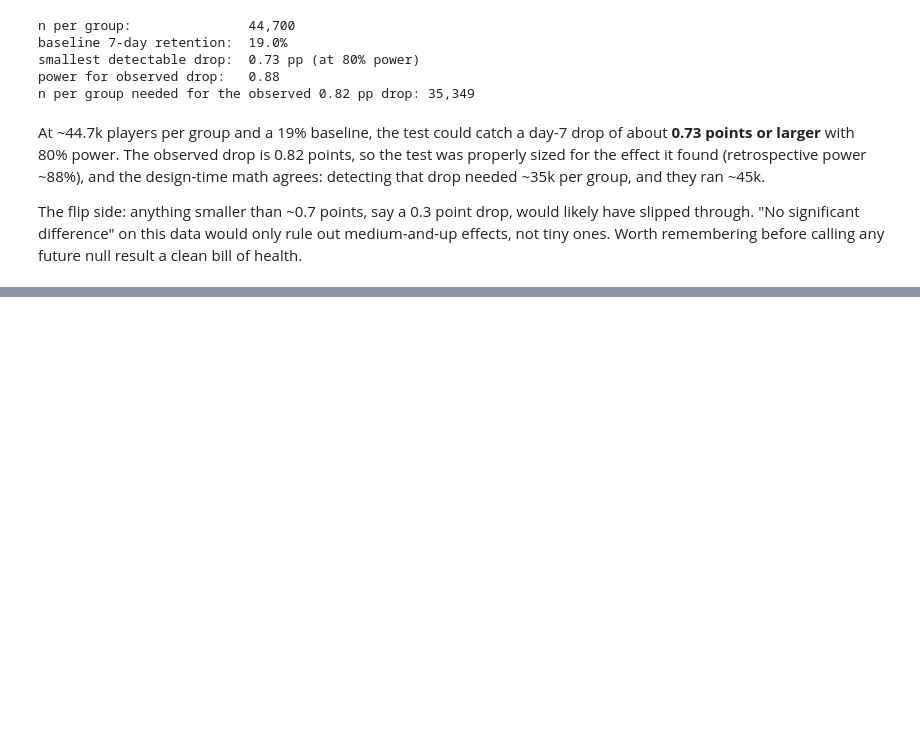
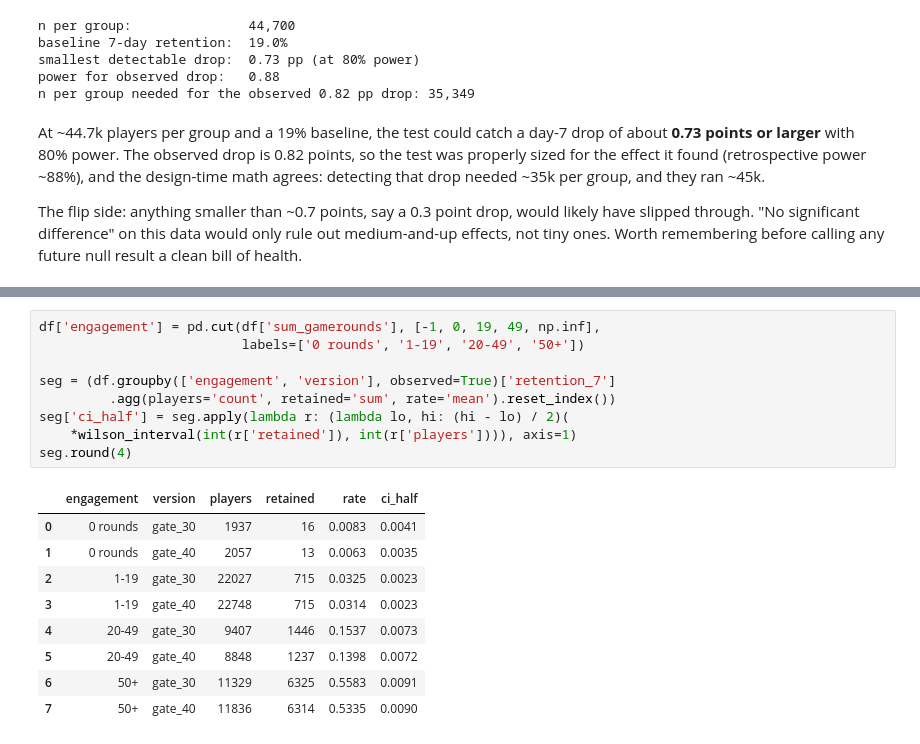
Before and after one commit to divsvash/ab-testing, a Jupyter notebook: cookie_cats_ab_test.ipynb, the cells around one changed output, grey strips where cells are left out. Drawn from its saved outputs; the diff is of its cells as text; blank space fills up the shorter version.

```diff
--- a/cookie_cats_ab_test.ipynb
+++ b/cookie_cats_ab_test.ipynb
@@ -336,0 +341,19 @@ The flip side: anything smaller than ~0.7 points, say a 0.3 point drop, would li
+# %%
+df['engagement'] = pd.cut(df['sum_gamerounds'], [-1, 0, 19, 49, np.inf],
+                          labels=['0 rounds', '1-19', '20-49', '50+'])
+
+seg = (df.groupby(['engagement', 'version'], observed=True)['retention_7']
+         .agg(players='count', retained='sum', rate='mean').reset_index())
+seg['ci_half'] = seg.apply(lambda r: (lambda lo, hi: (hi - lo) / 2)(
+    *wilson_interval(int(r['retained']), int(r['players']))), axis=1)
+seg.round(4)
+# %% [output]
+|  | engagement | version | players | retained | rate | ci_half |
+| 0 | 0 rounds | gate_30 | 1937 | 16 | 0.0083 | 0.0041 |
+| 1 | 0 rounds | gate_40 | 2057 | 13 | 0.0063 | 0.0035 |
+| 2 | 1-19 | gate_30 | 22027 | 715 | 0.0325 | 0.0023 |
+| 3 | 1-19 | gate_40 | 22748 | 715 | 0.0314 | 0.0023 |
+| 4 | 20-49 | gate_30 | 9407 | 1446 | 0.1537 | 0.0073 |
+| 5 | 20-49 | gate_40 | 8848 | 1237 | 0.1398 | 0.0072 |
+| 6 | 50+ | gate_30 | 11329 | 6325 | 0.5583 | 0.0091 |
+| 7 | 50+ | gate_40 | 11836 | 6314 | 0.5335 | 0.0090 |
```
Also changed, not shown: parts of 5 cells of this notebook.
